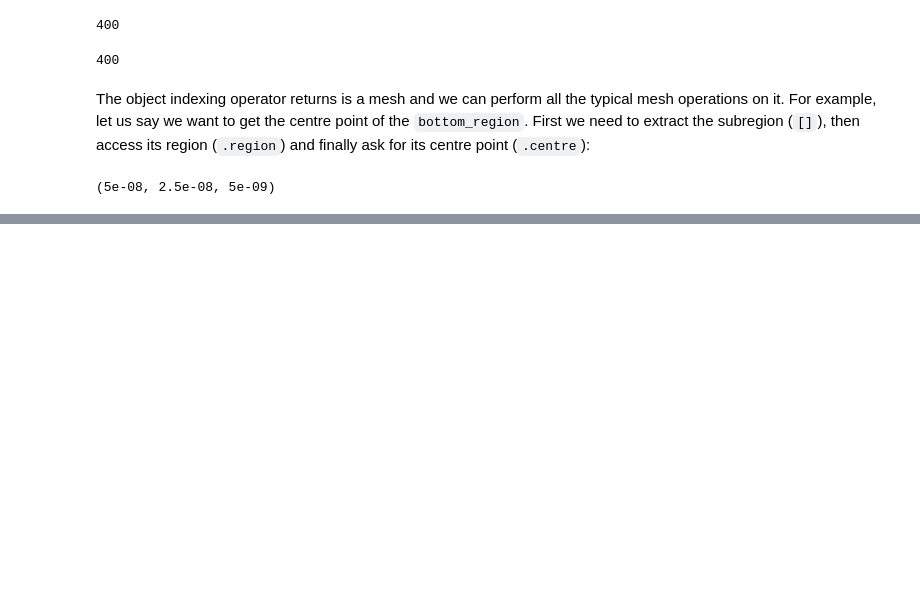
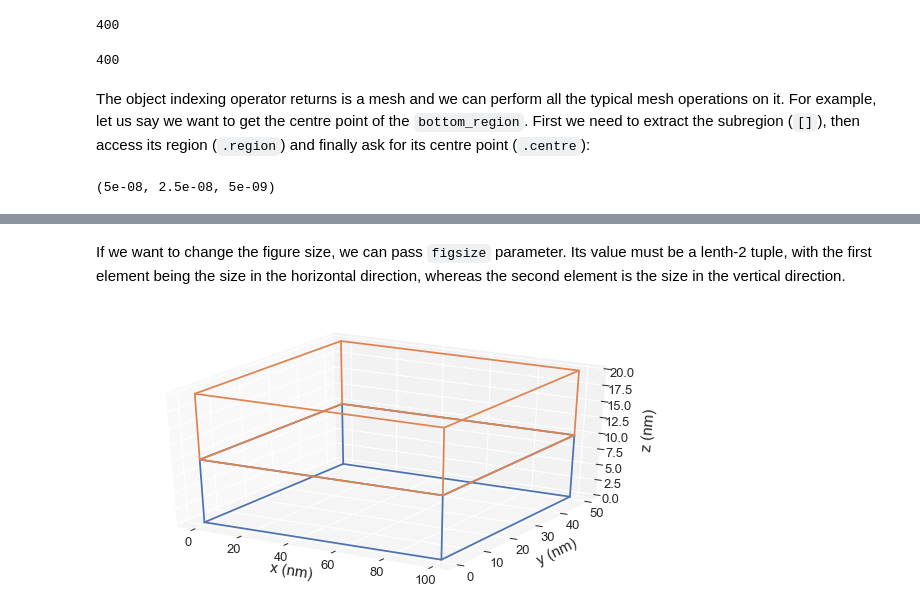
Before and after one commit to ubermag/discretisedfield, a Jupyter notebook: docs/ipynb/mesh-subregions.ipynb, the cells around one changed output, grey strips where cells are left out. Saved outputs shown, nothing was run; the diff lists cells and outputs as text; code cells hidden in the pictures; blank space fills up the shorter version.

```diff
--- a/docs/ipynb/mesh-subregions.ipynb
+++ b/docs/ipynb/mesh-subregions.ipynb
@@ -240,0 +91,6 @@ In the representation string, we see `p1`, `p2`, and `n` we discussed earlier, b
+# %% [markdown]
+If we want to change the figure size, we can pass `figsize` parameter. Its value must be a lenth-2 tuple, with the first element being the size in the horizontal direction, whereas the second element is the size in the vertical direction.
+# %%
+mesh.mpl_subregions(figsize=(10, 5))
+# %% [output]
+[figure, added]
```
Also changed, not shown: parts of 63 cells of this notebook, 5 other files.
